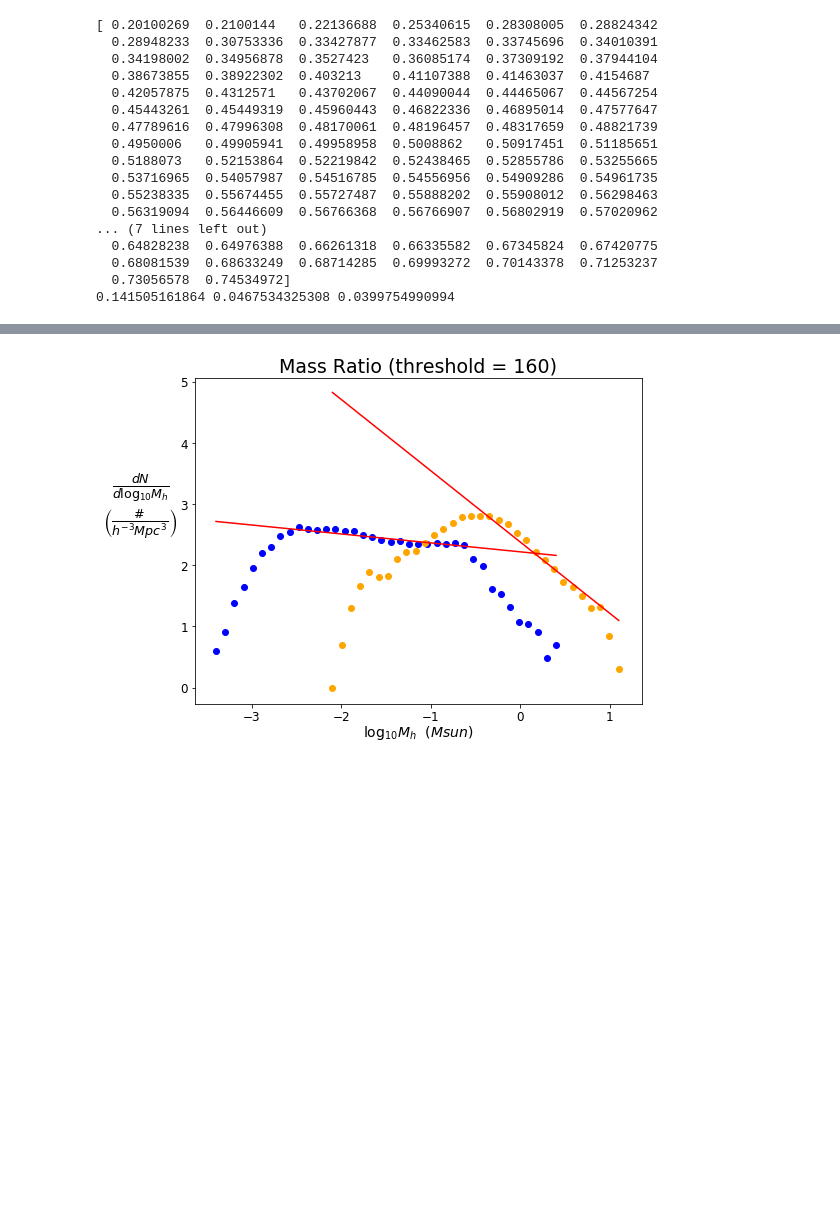
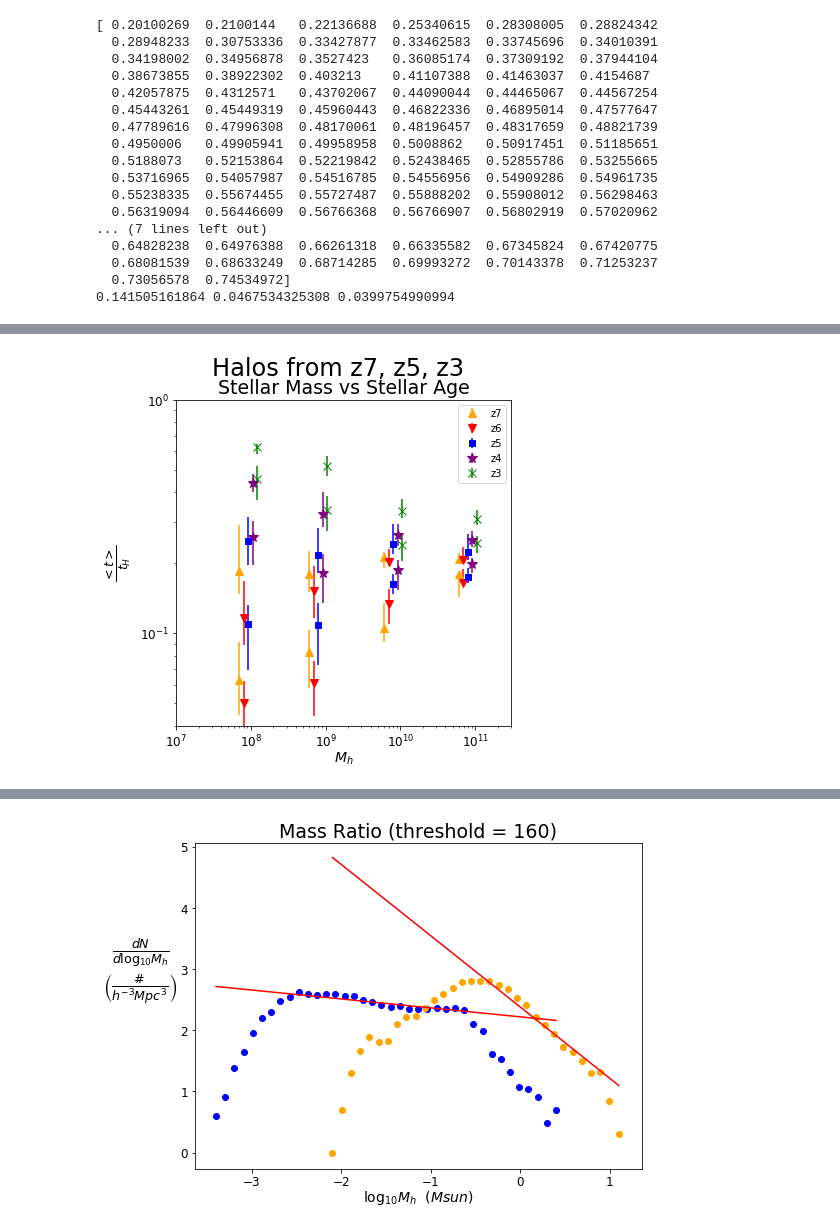
Before and after one commit to ygovil1/data-mining-galaxies, a Jupyter notebook: HaloCatalog/ratio_plotter.ipynb, the cells around one changed output, grey strips where cells are left out. Cells and saved outputs as stored; diff of their text form; code cells hidden in the pictures; blank space fills up the shorter version.

```diff
--- a/HaloCatalog/ratio_plotter.ipynb
+++ b/HaloCatalog/ratio_plotter.ipynb
@@ -1050,0 +1264,62 @@ plt.show()
+# %%
+# specify figure size
+fig5 = plt.figure(figsize=(6,6))
+ax1 = fig5.add_subplot(111)
+
+# create plot titles
+figtitle5 = "Halos from z7, z5, z3"
+agetitle = "Stellar Mass vs Stellar Age"
+
+# set plot titles
+plt.suptitle(figtitle5, fontsize = 24)
+ax1.set_title(agetitle, size = 19)
+
+# create plots
+ax1.errorbar(plot0030['massbins'], plot0030['lowagemeds'], yerr = [plot0030['lowagelows'], plot0030['lowagehighs']],
+             c = 'orange', marker="^", ms = 8, linestyle='None', label = 'z7')
+ax1.errorbar(plot0050['massbins'], plot0050['lowagemeds'], yerr = [plot0050['lowagelows'], plot0050['lowagehighs']],
+             c = 'red', marker="v", ms = 8, linestyle='None', label = 'z6')
+ax1.errorbar(plot0070['massbins'], plot0070['lowagemeds'], yerr = [plot0070['lowagelows'], plot0070['lowagehighs']],
+             c = 'blue', marker="s", linestyle='None', label = 'z5')
+ax1.errorbar(plot0090['massbins'], plot0090['lowagemeds'], yerr = [plot0090['lowagelows'], plot0090['lowagehighs']],
+             c = 'purple', marker="*", ms = 10, linestyle='None', label = 'z4')
+ax1.errorbar(plot0110['massbins'], plot0110['lowagemeds'], yerr = [plot0110['lowagelows'], plot0110['lowagehighs']],
+             c = 'green', marker="x", ms = 8, linestyle='None', label = 'z3')
+ax1.errorbar(plot0030['massbins'], plot0030['highagemeds'], yerr = [plot0030['highagelows'], plot0030['highagehighs']],
+             c = 'orange', marker="^", ms = 8, linestyle='None')
+ax1.errorbar(plot0050['massbins'], plot0050['highagemeds'], yerr = [plot0050['highagelows'], plot0050['highagehighs']],
+             c = 'red', marker="v", ms = 8, linestyle='None')
+ax1.errorbar(plot0070['massbins'], plot0070['highagemeds'], yerr = [plot0070['highagelows'], plot0070['highagehighs']],
+             c = 'blue', marker="s", linestyle='None')
+ax1.errorbar(plot0090['massbins'], plot0090['highagemeds'], yerr = [plot0090['highagelows'], plot0090['highagehighs']],
+             c = 'purple', marker="*", ms = 10, linestyle='None')
+ax1.errorbar(plot0110['massbins'], plot0110['highagemeds'], yerr = [plot0110['highagelows'], plot0110['highagehighs']],
+             c = 'green', marker="x", ms = 8, linestyle='None')
+
+# create axis labels
+agelab = r"$\frac{<t>}{t_H}$"
+masslab = r"$M_h$"
+ax1.set_xlabel(masslab, size = 14, labelpad= 0)
+ax1.set_ylabel(agelab, rotation = 90, size = 18, labelpad= 7)
+
+# create axis ticks
+ax1.set_xscale('log')
+ax1.set_yscale('log')
+ax1.tick_params(axis='x', which='major', labelsize=12)
+ax1.tick_params(axis='y', which='major', labelsize=12)
+
+
+# set axis limits
+ax1.set_xlim([1e7, 3e11])
+ax1.set_ylim([4e-2, 1e0])
+
+
+# add legend
+ax1.legend(loc = 'upper right')
+
+# adjust spacing and show
+# plt.tight_layout()
+# fig5.subplots_adjust(top=0.92)
+plt.show()
+# %% [output]
+[figure, added]
```
Also changed, not shown: parts of 10 cells of this notebook.
